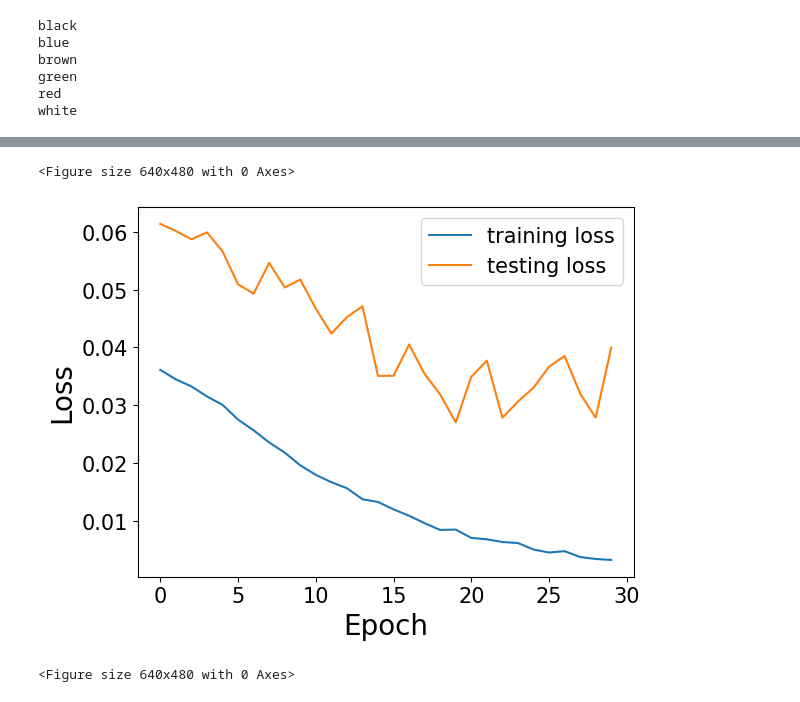
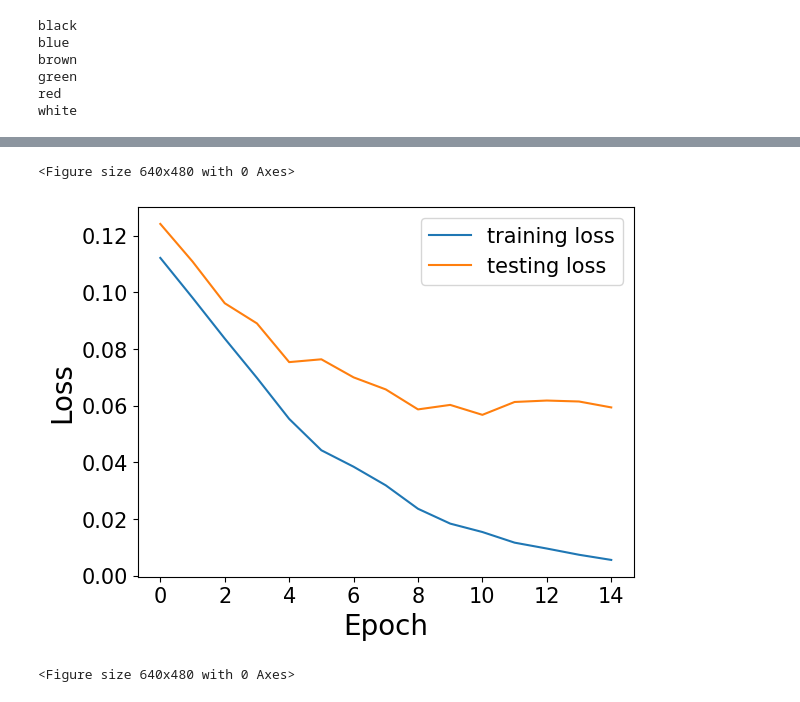
Before and after one commit to SydanJainen/4EU-DeepLearningCourse, a Jupyter notebook: Assignments/AssignementCNN.ipynb, the cells around one changed output, grey strips where cells are left out. Saved outputs shown, nothing was run; the diff lists cells and outputs as text; code cells hidden in the pictures.

```diff
--- a/Assignments/AssignementCNN.ipynb
+++ b/Assignments/AssignementCNN.ipynb
@@ -135,10 +135,10 @@ class CNN(nn.Module):
                                kernel_size = kernel_size,
                                stride=stride,
                                padding=padding)
-        dim1 = int(((110-kernel_size + (2*padding))/stride) + 1)
+        dim1 = dimension(110, padding, stride, kernel_size)
         #print(dim1)
         self.conv2 = nn.Conv2d(32, 64, kernel_size, stride, padding)
-        dim2 = int(((dim1-kernel_size + (2*padding))/stride) + 1)
+        dim2 = dimension(dim1, padding, stride, kernel_size)
         #print(dim2)
         if pooling_strategy == "mean" :
           self.pool2d = nn.AvgPool2d(kernel_size=2, stride=2)
@@ -151,7 +151,7 @@ class CNN(nn.Module):
         self.dropout1 = nn.Dropout(dropout_rate)
         self.fc1 = nn.Linear(dim3, 128)
         self.dropout2 = nn.Dropout(dropout_rate)
-        self.fc2 = nn.Linear(128, 10)
+        self.fc2 = nn.Linear(128, 30)
 
     def forward(self, x):
         x = self.conv1(x)
@@ -201,7 +201,10 @@ def fit(model, train_loader, error, test_loader, epochs):
         cur_loss = 0;
         correct = 0
         for X_batch, y_batch in train_loader:
-            X_batch, y_batch = X_batch.cuda(), y_batch.cuda()
+            if dev == "cpu":
+              X_batch, y_batch = X_batch.cpu(), y_batch.cpu()
+            else:
+              X_batch, y_batch = X_batch.cuda(), y_batch.cuda()
             optimizer.zero_grad()
             output = model(X_batch)
             loss = error(output, y_batch)
@@ -219,4 +225,5 @@ def fit(model, train_loader, error, test_loader, epochs):
 # %%
+
 error = nn.CrossEntropyLoss()
 ## We use validation data to select the best hyperparameters
 ## Fewer epochs to speed-up
@@ -239,11 +246,12 @@ for kernel_size in kernel_size_list:
 
       if torch.cuda.is_available():
         dev = "cuda:0"
+        model.cuda()
       else:
         dev = "cpu"
+        model.cpu()
       device = torch.device(dev)
 
-      model.cuda()
 
       train_losses, test_losses = fit(model,train_loader, error, val_loader, epochs)
 
@@ -284,9 +304,9 @@ model.cuda()
 ## we set again more epochs for the final training.
 ## Note that here we could integrate the validaiton data in the training set
 epochs = 15
-train_losses, test_losses = fit(model,train_dataloader, error, test_dataloader, epochs)
+train_losses, test_losses = fit(model,train_loader, error, test_loader, epochs)
 
-loss, acc = evaluate(model, test_dataloader, error)
+loss, acc = evaluate(model, test_loader, error)
 print(f"Test Accuracy:{acc}, Test loss:{loss}")
 
 plt.plot(train_losses,label="training loss")
@@ -318,5 +338,5 @@ Epoch : 29,  train loss:0.003198270537272221, test loss:0.03993026298635146
 <Figure size 640x480 with 0 Axes>
-[figure, old version]
+[figure, new version]
 <Figure size 640x480 with 0 Axes>
 # %%
 # validate and test
```
Also changed, not shown: parts of 5 cells of this notebook.
